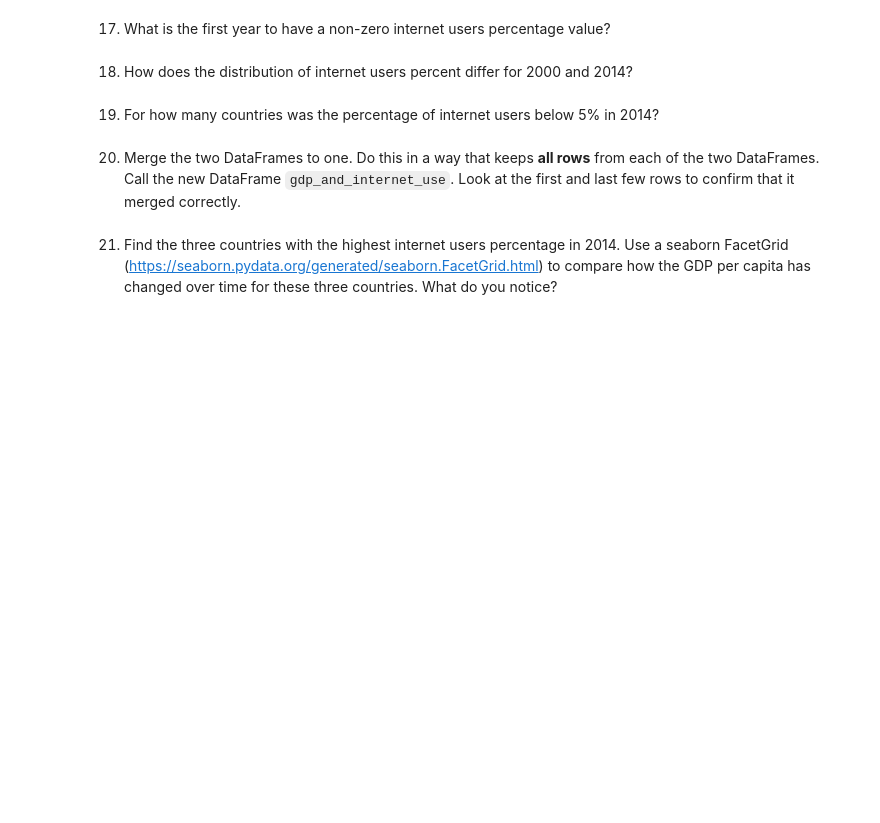
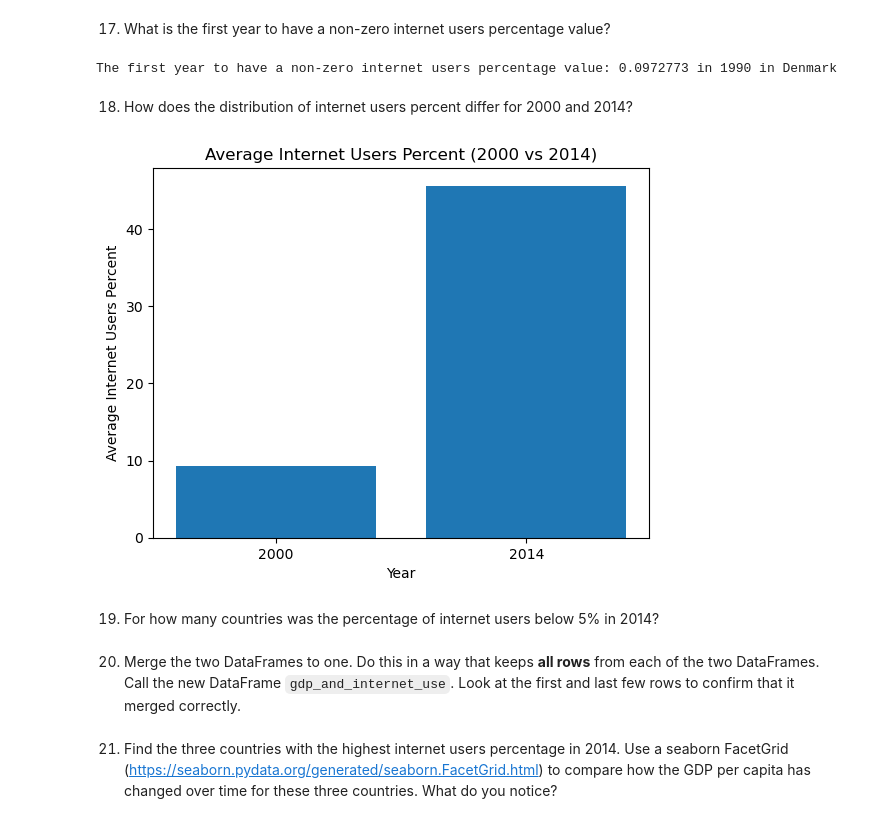
Before and after one commit to NSS-Data-Analytics-Cohort-14/gdp-and-internet-usage-vladmisonh, a Jupyter notebook: notebooks/gdp_and_internet.ipynb, the cells around one changed output. Saved outputs shown, nothing was run; the diff lists cells and outputs as text; code cells hidden in the pictures; blank space fills up the shorter version.

```diff
--- a/notebooks/gdp_and_internet.ipynb
+++ b/notebooks/gdp_and_internet.ipynb
@@ -298,3 +303,5 @@ print(gdp_comparison[gdp_comparison['2020_>_1990'] == False][['Country', '2020_>
 232                                  Zimbabwe        False
 # %% [markdown]
 14. Read in the internet use dataset into a DataFrame named `internet_df`. You will likely get errors when doing this. Check the arguments for the read_csv function to find ones that can help correct the errors (https://pandas.pydata.org/docs/reference/api/pandas.read_csv.html) Once you are able to read it in, take per a look at the top and bottom few rows to make sure that it has been read in correctly. Also, check the datatypes of the columns.
+# %%
+internet_df = pd.read_csv('../data/internet_use.csv', nrows =6083)
@@ -301,2 +330,9 @@ print(gdp_comparison[gdp_comparison['2020_>_1990'] == False][['Country', '2020_>
 # %% [markdown]
 15. Drop the `Value Footnotes` column and rename the remaining three to 'Country', 'Year', and 'Internet_Users_Pct'.
+# %%
+internet_df = internet_df.drop(columns=['Value Footnotes'])
+internet_df = internet_df.rename(columns={
+    'Country or Area': 'Country',
+    'Value': 'Internet_Users_Pct'
+})
+internet_df.tail()
@@ -305,7 +370,24 @@ print(gdp_comparison[gdp_comparison['2020_>_1990'] == False][['Country', '2020_>
 # %% [markdown]
 17. What is the first year to have a non-zero internet users percentage value?
+# %%
+first_non_zero_users = internet_df[internet_df['Internet_Users_Pct'] > 0].sort_values(by='Year').head(1)
+print(f'\nThe first year to have a non-zero internet users percentage value: {first_non_zero_users['Internet_Users_Pct'].values[0]} in {first_non_zero_users['Year'].values[0]} in {first_non_zero_users['Country'].values[0]}')
+# %% [output]
+The first year to have a non-zero internet users percentage value: 0.0972773 in 1990 in Denmark
 # %% [markdown]
 18. How does the distribution of internet users percent differ for 2000 and 2014?
+# %%
+dist_internet_2000_vs_2014 = internet_df[(internet_df['Year'] == 2000) | (internet_df['Year'] == 2014)]
+
+avg_internet_usage = dist_internet_2000_vs_2014.groupby('Year')['Internet_Users_Pct'].mean()
+
+plt.bar(avg_internet_usage.index.astype(str), avg_internet_usage.values)
+plt.xlabel('Year')
+plt.ylabel('Average Internet Users Percent')
+plt.title('Average Internet Users Percent (2000 vs 2014)')
+plt.show()
+# %% [output]
+[figure, added]
 # %% [markdown]
 19. For how many countries was the percentage of internet users below 5% in 2014?
 # %% [markdown]
```
Also changed, not shown: parts of 9 cells of this notebook.
